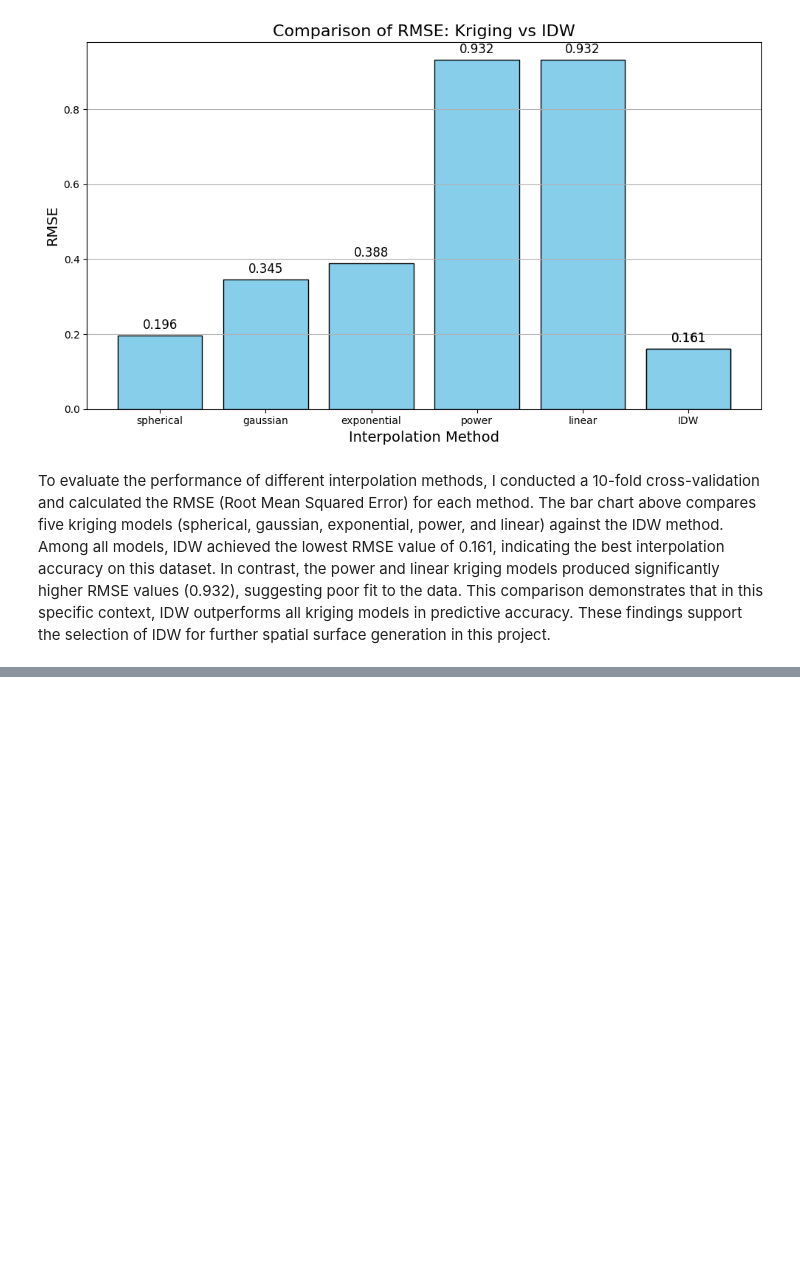
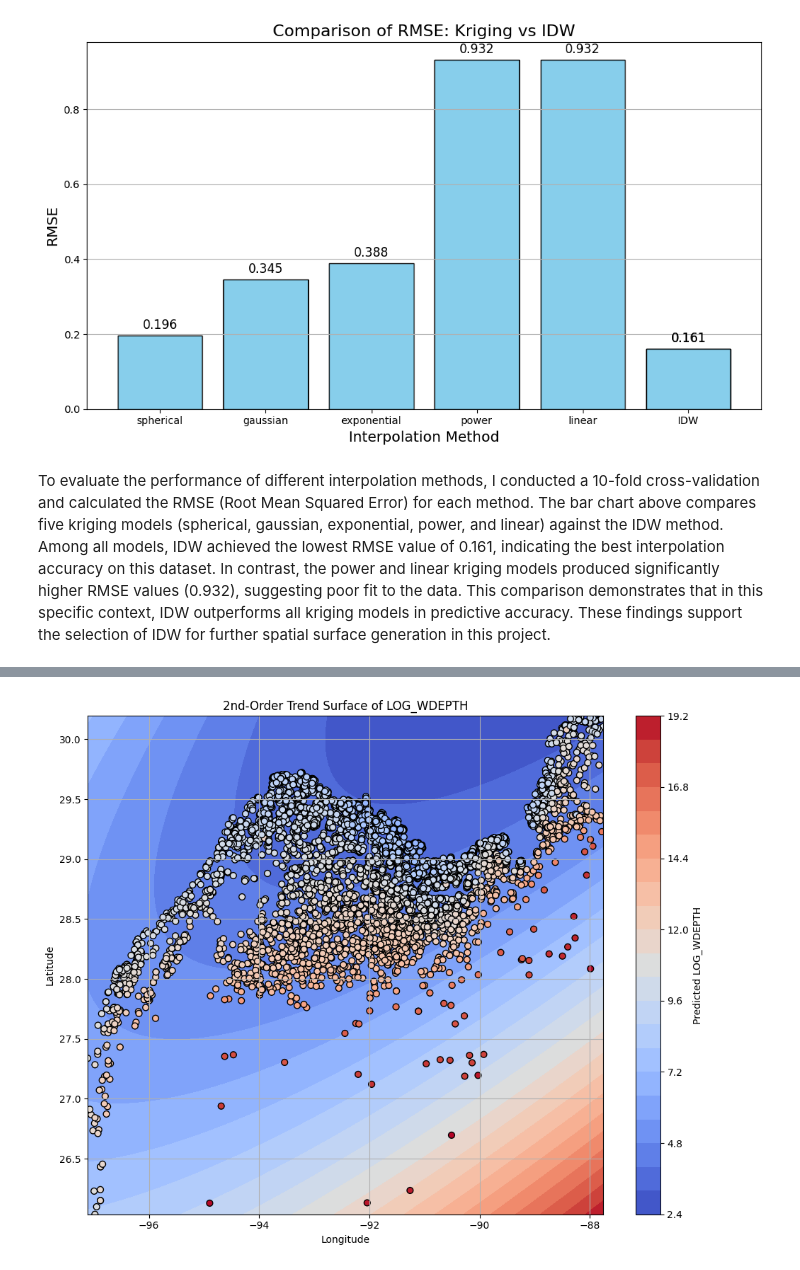
Before and after one commit to MONA100421/SSCI583_Project5, a Jupyter notebook: notebook/project5.ipynb, the cells around one changed output, grey strips where cells are left out. Drawn from its saved outputs; the diff is of its cells as text; code cells hidden in the pictures; blank space fills up the shorter version.

```diff
--- a/notebook/project5.ipynb
+++ b/notebook/project5.ipynb
@@ -401,3 +401,89 @@ plt.show()
 [figure]
 # %% [markdown]
 To evaluate the performance of different interpolation methods, I conducted a 10-fold cross-validation and calculated the RMSE (Root Mean Squared Error) for each method. The bar chart above compares five kriging models (spherical, gaussian, exponential, power, and linear) against the IDW method. Among all models, IDW achieved the lowest RMSE value of 0.161, indicating the best interpolation accuracy on this dataset. In contrast, the power and linear kriging models produced significantly higher RMSE values (0.932), suggesting poor fit to the data. This comparison demonstrates that in this specific context, IDW outperforms all kriging models in predictive accuracy. These findings support the selection of IDW for further spatial surface generation in this project.
+# %%
+import numpy as np
+import pandas as pd
+import matplotlib.pyplot as plt
+from sklearn.linear_model import LinearRegression
+from sklearn.metrics import mean_squared_error
+from sklearn.model_selection import KFold
+from matplotlib import cm
+
+# Load and clean the dataset
+df = pd.read_csv('../data/platforms_cleaned.csv')
+df = df.dropna(subset=['LONGITUDE', 'LATITUDE', 'LOG_WDEPTH'])
+
+# Extract coordinates and target variable
+x = df['LONGITUDE'].values
+y = df['LATITUDE'].values
+z = df['LOG_WDEPTH'].values
+
+# Stack coordinates for regression input
+coords = np.column_stack((x, y))
+
+# Create polynomial features for 1st-order (linear) trend surface
+X1 = np.column_stack((x, y))
+
+# Create polynomial features for 2nd-order (quadratic) trend surface
+X2 = np.column_stack((x, y, x**2, y**2, x * y))
+
+# Perform 10-fold cross-validation and compute RMSE
+kf = KFold(n_splits=10, shuffle=True, random_state=42)
+
+def cross_val_rmse(X, y):
+    rmse_list = []
+    for train_idx, test_idx in kf.split(X):
+        model = LinearRegression().fit(X[train_idx], y[train_idx])
+        pred = model.predict(X[test_idx])
+        rmse = np.sqrt(mean_squared_error(y[test_idx], pred))
+        rmse_list.append(rmse)
+    return np.mean(rmse_list)
+
+# Calculate RMSE for both trend surface models
+rmse1 = cross_val_rmse(X1, z)
+rmse2 = cross_val_rmse(X2, z)
+
+print(f"✅ 1st Order Trend Surface RMSE: {rmse1:.4f}")
+print(f"✅ 2nd Order Trend Surface RMSE: {rmse2:.4f}")
+
+# Train final 2nd-order model on all data
+final_model = LinearRegression().fit(X2, z)
+
+# Generate prediction grid for plotting
+grid_res = 100
+x_min, x_max = x.min(), x.max()
+y_min, y_max = y.min(), y.max()
+grid_x, grid_y = np.meshgrid(np.linspace(x_min, x_max, grid_res),
+                             np.linspace(y_min, y_max, grid_res))
+
+# Flatten grid and compute 2nd-order features
+grid_x_flat = grid_x.ravel()
+grid_y_flat = grid_y.ravel()
+grid_features = np.column_stack((
+    grid_x_flat,
+    grid_y_flat,
+    grid_x_flat ** 2,
+    grid_y_flat ** 2,
+    grid_x_flat * grid_y_flat
+))
+
+# Predict surface values on the grid
+grid_pred = final_model.predict(grid_features)
+grid_pred_reshaped = grid_pred.reshape(grid_x.shape)
+
+# Plot result
+plt.figure(figsize=(10, 8))
+contour = plt.contourf(grid_x, grid_y, grid_pred_reshaped, cmap='coolwarm', levels=20)
+plt.colorbar(contour, label='Predicted LOG_WDEPTH')
+
+# Overlay actual sample points
+scatter = plt.scatter(x, y, c=z, cmap='coolwarm', edgecolor='black', s=40)
+plt.title('2nd-Order Trend Surface of LOG_WDEPTH')
+plt.xlabel('Longitude')
+plt.ylabel('Latitude')
+plt.grid(True)
+plt.tight_layout()
+plt.savefig("trend_surface_2nd_order.png", dpi=300)
+plt.show()
+# %% [output]
@@ -403,0 +492 @@ To evaluate the performance of different interpolation methods, I conducted a 10
+[figure, added]
```
Also changed, not shown: parts of 5 cells of this notebook, 5 other files.
